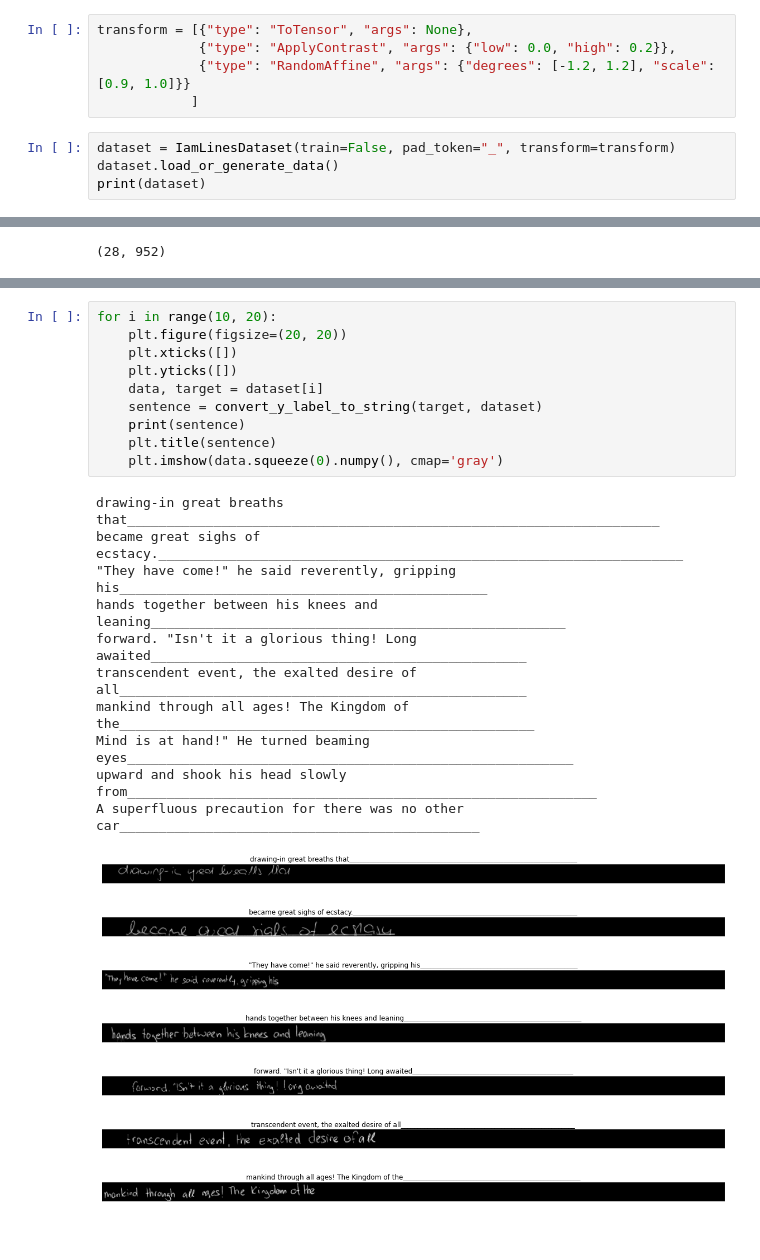
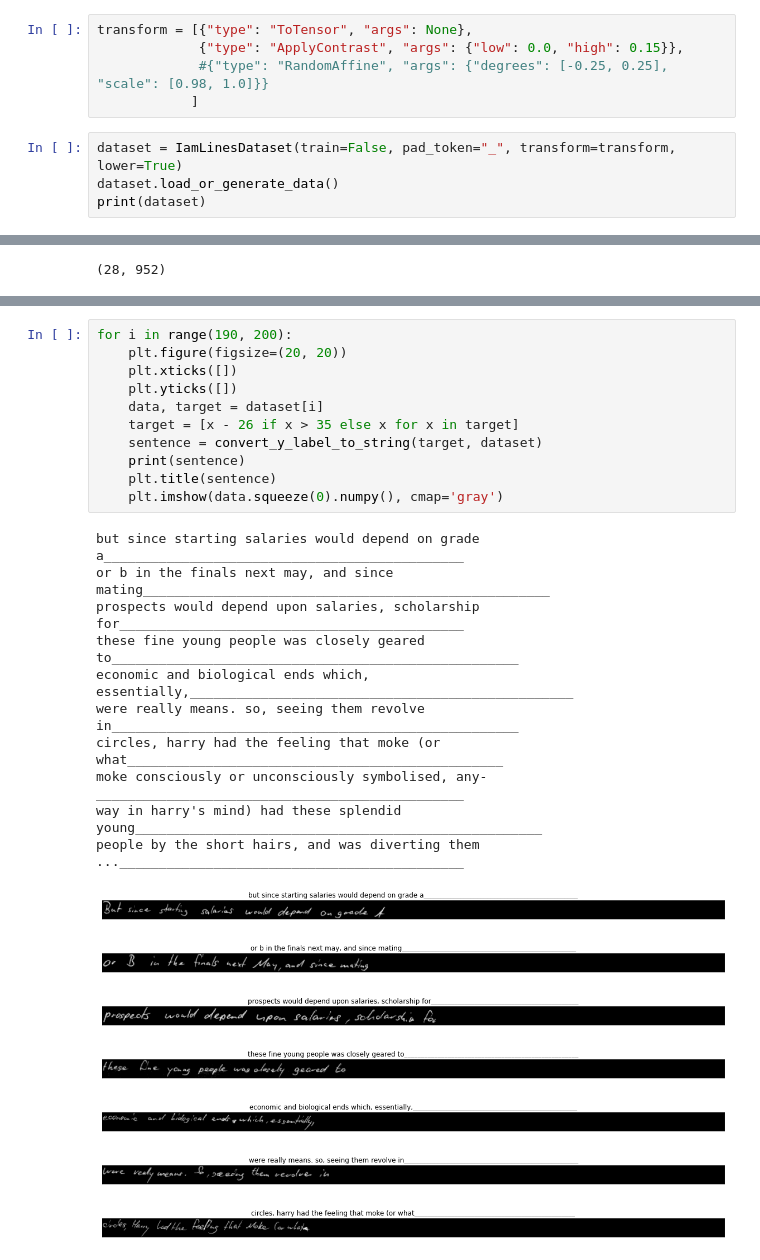
Before and after one commit to aktersnurra/text-recognizer, a Jupyter notebook: src/notebooks/04a-look-at-iam-lines.ipynb, the cells around one changed output, grey strips where cells are left out. Drawn from its saved outputs; the diff is of its cells as text.

```diff
--- a/src/notebooks/04a-look-at-iam-lines.ipynb
+++ b/src/notebooks/04a-look-at-iam-lines.ipynb
@@ -17,11 +17,11 @@ if find_spec("text_recognizer") is None:
 from text_recognizer.datasets import IamLinesDataset, AddTokens
 # %%
 transform = [{"type": "ToTensor", "args": None},
-             {"type": "ApplyContrast", "args": {"low": 0.0, "high": 0.2}},
-             {"type": "RandomAffine", "args": {"degrees": [-1.2, 1.2], "scale": [0.9, 1.0]}}
+             {"type": "ApplyContrast", "args": {"low": 0.0, "high": 0.15}},
+             #{"type": "RandomAffine", "args": {"degrees": [-0.25, 0.25], "scale": [0.98, 1.0]}}
             ]
 # %%
-dataset = IamLinesDataset(train=False, pad_token="_", transform=transform)
+dataset = IamLinesDataset(train=False, pad_token="_", transform=transform, lower=True)
 dataset.load_or_generate_data()
 print(dataset)
 # %% [output]
@@ -48,28 +46,29 @@ convert_y_label_to_string(dataset.targets[0])
 # %%
-for i in range(10, 20):
+for i in range(190, 200):
     plt.figure(figsize=(20, 20))
     plt.xticks([])
     plt.yticks([])
     data, target = dataset[i]
+    target = [x - 26 if x > 35 else x for x in target]
     sentence = convert_y_label_to_string(target, dataset)
     print(sentence)
     plt.title(sentence)
     plt.imshow(data.squeeze(0).numpy(), cmap='gray')
 # %% [output]
-drawing-in great breaths that____________________________________________________________________
-became great sighs of ecstacy.___________________________________________________________________
-"They have come!" he said reverently, gripping his_______________________________________________
-hands together between his knees and leaning_____________________________________________________
-forward. "Isn't it a glorious thing! Long awaited________________________________________________
-transcendent event, the exalted desire of all____________________________________________________
-mankind through all ages! The Kingdom of the_____________________________________________________
-Mind is at hand!" He turned beaming eyes_________________________________________________________
-upward and shook his head slowly from____________________________________________________________
-A superfluous precaution for there was no other car______________________________________________
+but since starting salaries would depend on grade a______________________________________________
+or b in the finals next may, and since mating____________________________________________________
+prospects would depend upon salaries, scholarship for____________________________________________
+these fine young people was closely geared to____________________________________________________
+economic and biological ends which, essentially,_________________________________________________
+were really means. so, seeing them revolve in____________________________________________________
+circles, harry had the feeling that moke (or what________________________________________________
+moke consciously or unconsciously symbolised, any-_______________________________________________
+way in harry's mind) had these splendid young____________________________________________________
+people by the short hairs, and was diverting them ...____________________________________________
-[figure, old version]
+[figure, new version]
-[figure, old version]
+[figure, new version]
-[figure, old version]
+[figure, new version]
-[figure, old version]
+[figure, new version]
-[figure, old version]
+[figure, new version]
-[figure, old version]
+[figure, new version]
-[figure, old version]
+[figure, new version]
```
Also changed, not shown: parts of 42 cells of this notebook, 31 other files.
